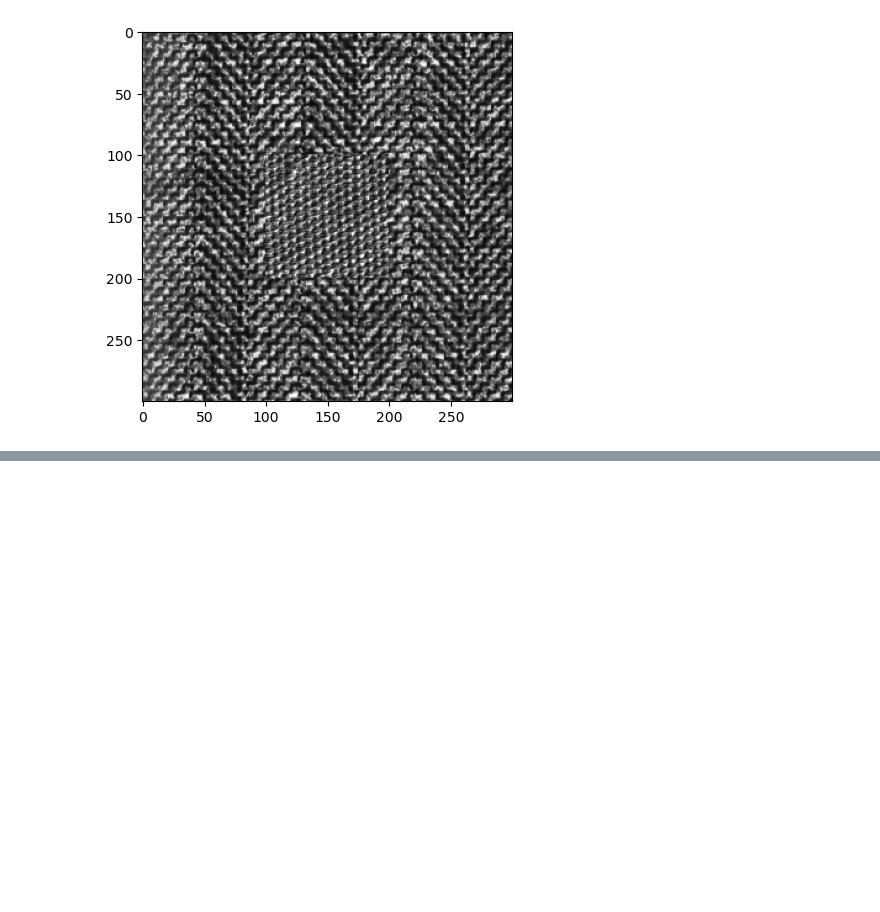
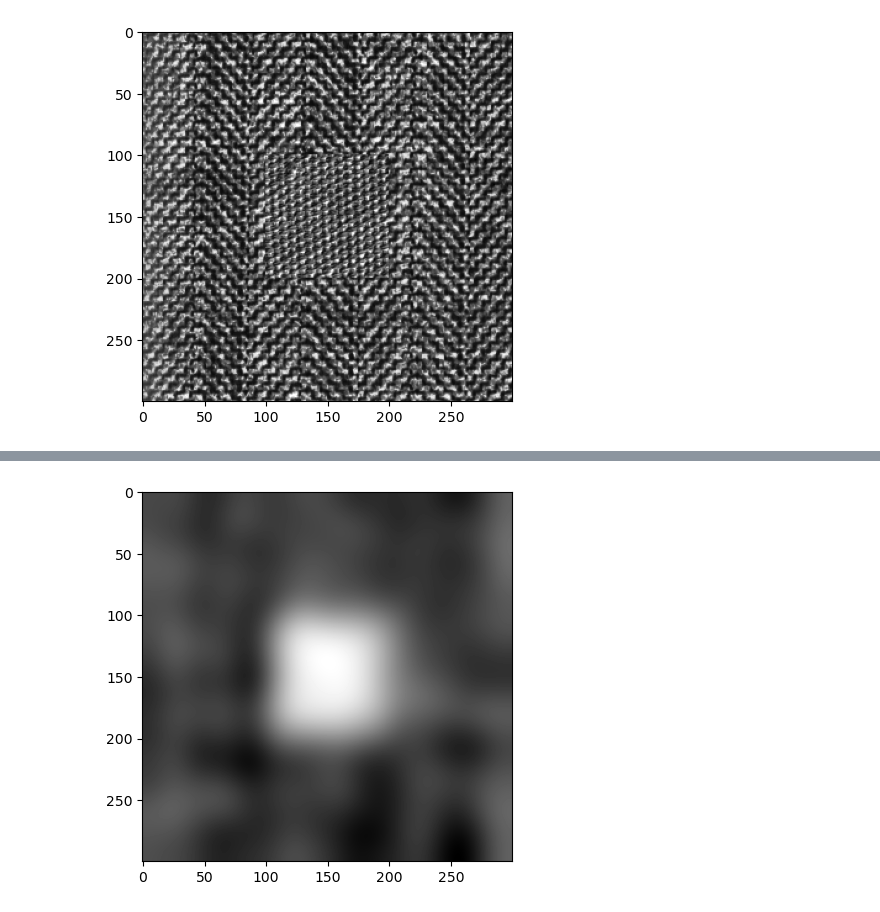
Before and after one commit to guyshapira-academic/texture-segmentation, a Jupyter notebook: notebook.ipynb, the cells around one changed output, grey strips where cells are left out. Saved outputs shown, nothing was run; the diff lists cells and outputs as text; code cells hidden in the pictures; blank space fills up the shorter version.

```diff
--- a/notebook.ipynb
+++ b/notebook.ipynb
@@ -91,0 +92,20 @@ plt.show()
+# %%
+from sklearn.decomposition import PCA
+import math
+X = gabor_features_complex
+X = np.concatenate([X.real, X.imag], axis=0)
+X = np.abs(X)
+X = sp.ndimage.gaussian_filter(X, sigma=(0, 0, 13, 13))
+
+
+
+pixels = X.reshape(-1, math.prod(X.shape[-2:])).T
+pca = PCA(n_components=10)
+pca.fit(pixels)
+
+pixels_pca = pca.transform(pixels).T
+pixels_pca = pixels_pca.reshape(10, *gabor_features_complex.shape[-2:])
+plt.imshow(pixels_pca[0])
+plt.show()
+# %% [output]
+[figure, added]
```
Also changed, not shown: parts of 2 cells of this notebook.
